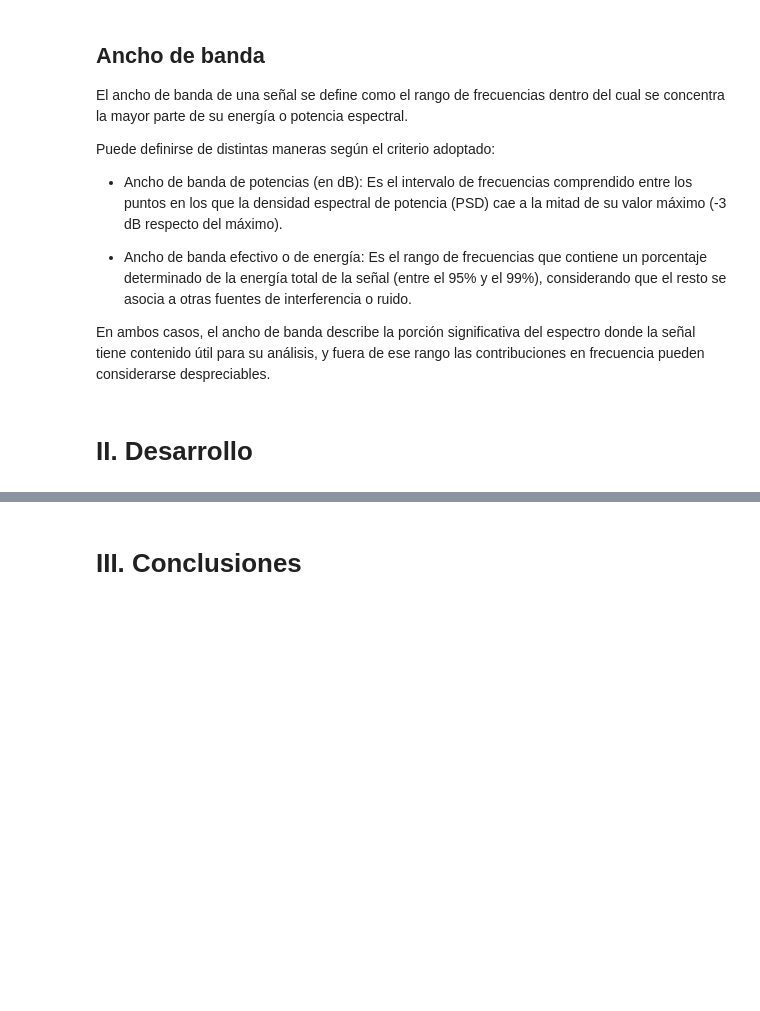
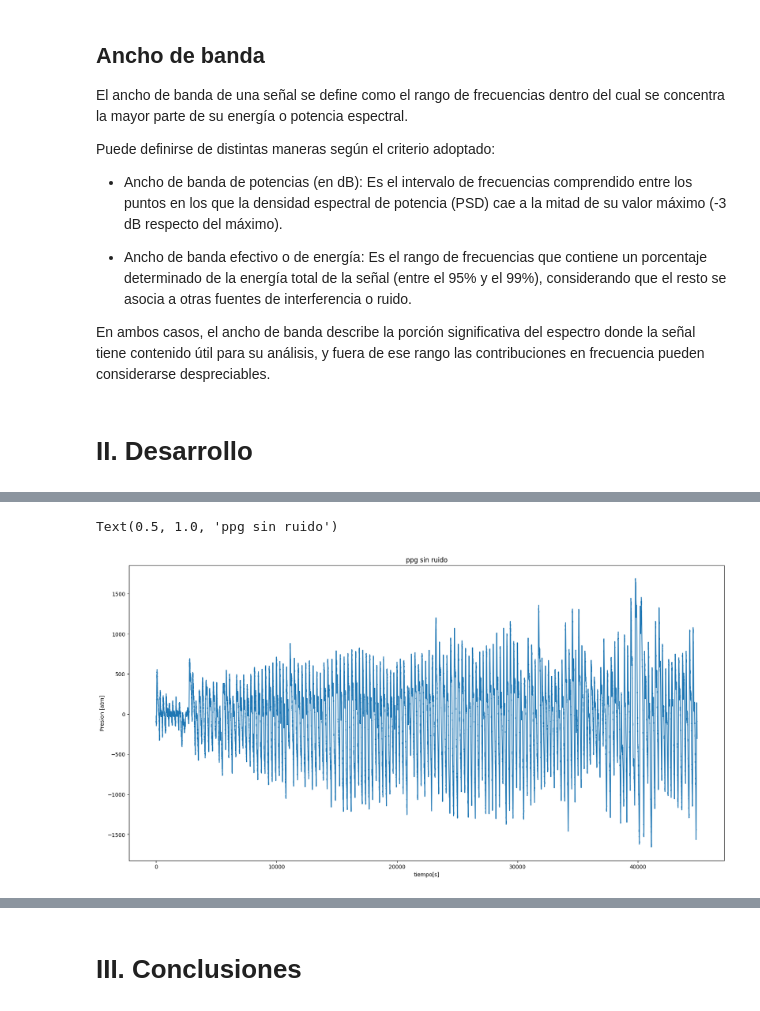
Before and after one commit to LolaPampin07/TS5, a Jupyter notebook: ts5.ipynb, the cells around one changed output, grey strips where cells are left out. Drawn from its saved outputs; the diff is of its cells as text; code cells hidden in the pictures; blank space fills up the shorter version.

Commit message:
generacion de senales

```diff
--- a/ts5.ipynb
+++ b/ts5.ipynb
@@ -119,0 +149,23 @@ En ambos casos, el ancho de banda describe la porción significativa del espectr
+# %%
+#%%
+
+####################################
+# Lectura de pletismografía (PPG)  #
+#senal proporcional a la cant de oxigeno que tenes en sangre en el tejido capilar
+####################################
+
+fs_ppg = 400 # Hz
+##################
+## PPG sin ruido
+##################
+
+ppg = np.load('ppg_sin_ruido.npy')
+
+plt.figure(figsize=(20,10))
+plt.xlabel('tiempo[s]')
+plt.ylabel('Presion [atm]')
+plt.plot(ppg)
+plt.title('ppg sin ruido')
+# %% [output]
+Text(0.5, 1.0, 'ppg sin ruido')
+[figure, added]
```
Also changed, not shown: parts of 4 cells of this notebook, 1 other file.
